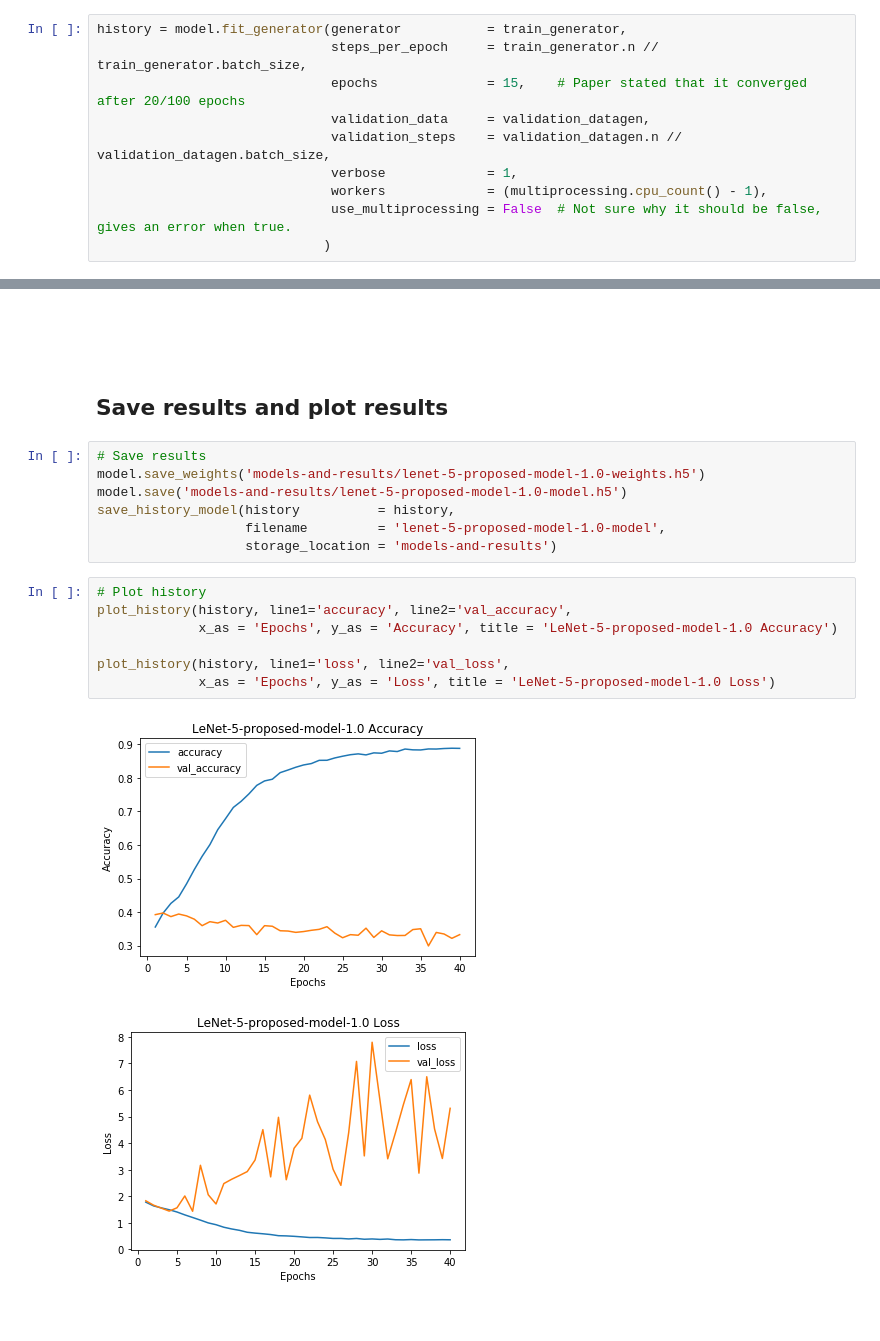
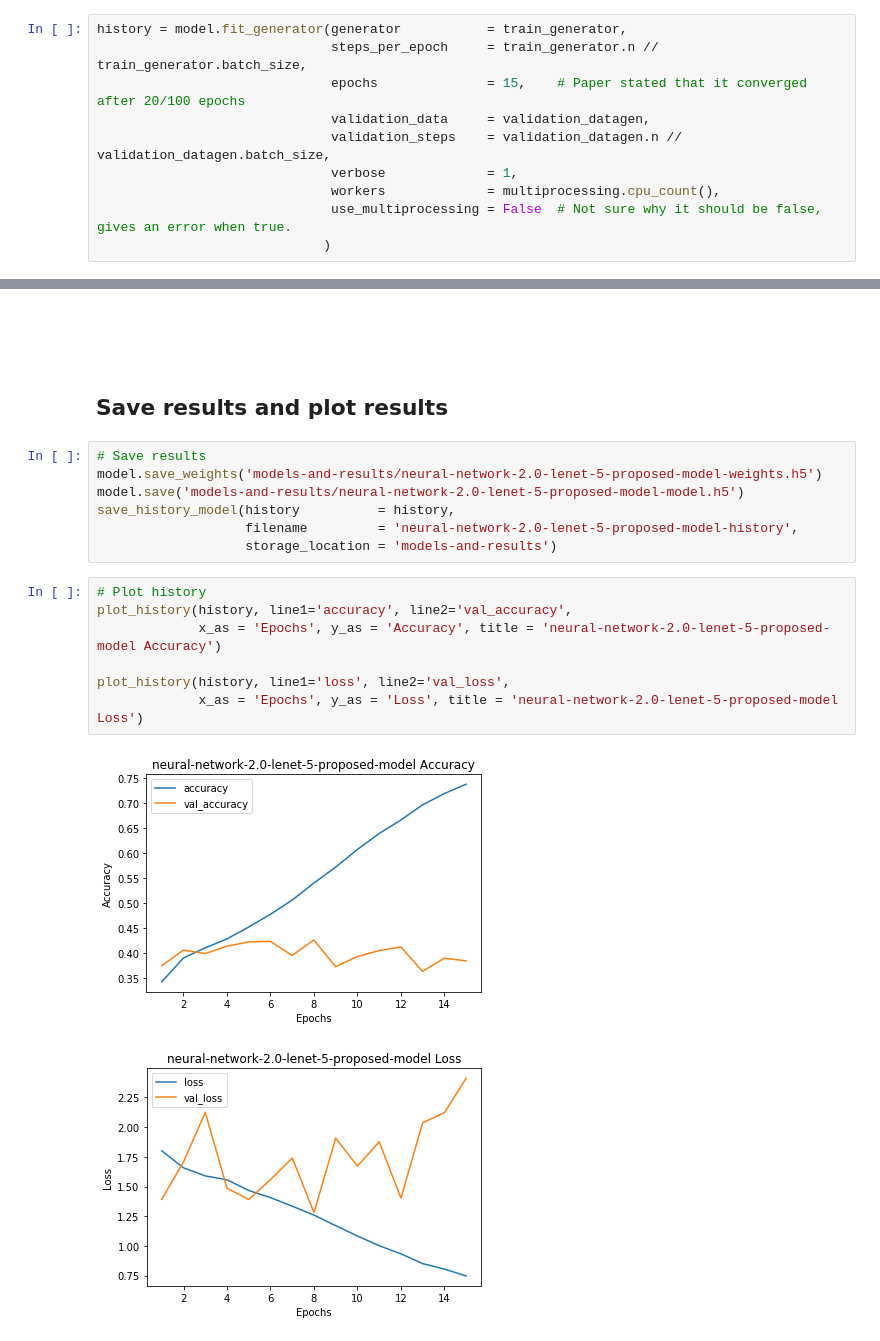
Before and after one commit to paulorijnberg/deep-learning-age-estimation, a Jupyter notebook: notebooks/neural-networks.ipynb, the cells around one changed output, grey strips where cells are left out. Saved outputs shown, nothing was run; the diff lists cells and outputs as text.

Commit message:
ran neural-network-2.0-LeNet-5-proposed-improved-CNN-Architecture and renamed history, model and weight files

```diff
--- a/notebooks/neural-networks.ipynb
+++ b/notebooks/neural-networks.ipynb
@@ -575,7 +575,7 @@ history = model.fit_generator(generator           = train_generator,
                               validation_data     = validation_datagen,
                               validation_steps    = validation_datagen.n // validation_datagen.batch_size,
                               verbose             = 1,
-                              workers             = (multiprocessing.cpu_count() - 1),
+                              workers             = multiprocessing.cpu_count(),
                               use_multiprocessing = False  # Not sure why it should be false, gives an error when true.
                              )
 # %% [output]
@@ -588,21 +601,21 @@ KeyboardInterrupt:
 ## Save results and plot results
 # %%
 # Save results
-model.save_weights('models-and-results/lenet-5-proposed-model-1.0-weights.h5')
-model.save('models-and-results/lenet-5-proposed-model-1.0-model.h5')
+model.save_weights('models-and-results/neural-network-2.0-lenet-5-proposed-model-weights.h5')
+model.save('models-and-results/neural-network-2.0-lenet-5-proposed-model-model.h5')
 save_history_model(history          = history,
-                   filename         = 'lenet-5-proposed-model-1.0-model',
+                   filename         = 'neural-network-2.0-lenet-5-proposed-model-history',
                    storage_location = 'models-and-results')
 # %%
 # Plot history
 plot_history(history, line1='accuracy', line2='val_accuracy',
-             x_as = 'Epochs', y_as = 'Accuracy', title = 'LeNet-5-proposed-model-1.0 Accuracy')
+             x_as = 'Epochs', y_as = 'Accuracy', title = 'neural-network-2.0-lenet-5-proposed-model Accuracy')
 
 plot_history(history, line1='loss', line2='val_loss',
-             x_as = 'Epochs', y_as = 'Loss', title = 'LeNet-5-proposed-model-1.0 Loss')
+             x_as = 'Epochs', y_as = 'Loss', title = 'neural-network-2.0-lenet-5-proposed-model Loss')
 # %% [output]
-[figure, old version]
+[figure, new version]
-[figure, old version]
+[figure, new version]
 # %% [markdown]
 ------
 
```
Also changed, not shown: parts of 7 cells of this notebook, 18 other files.
